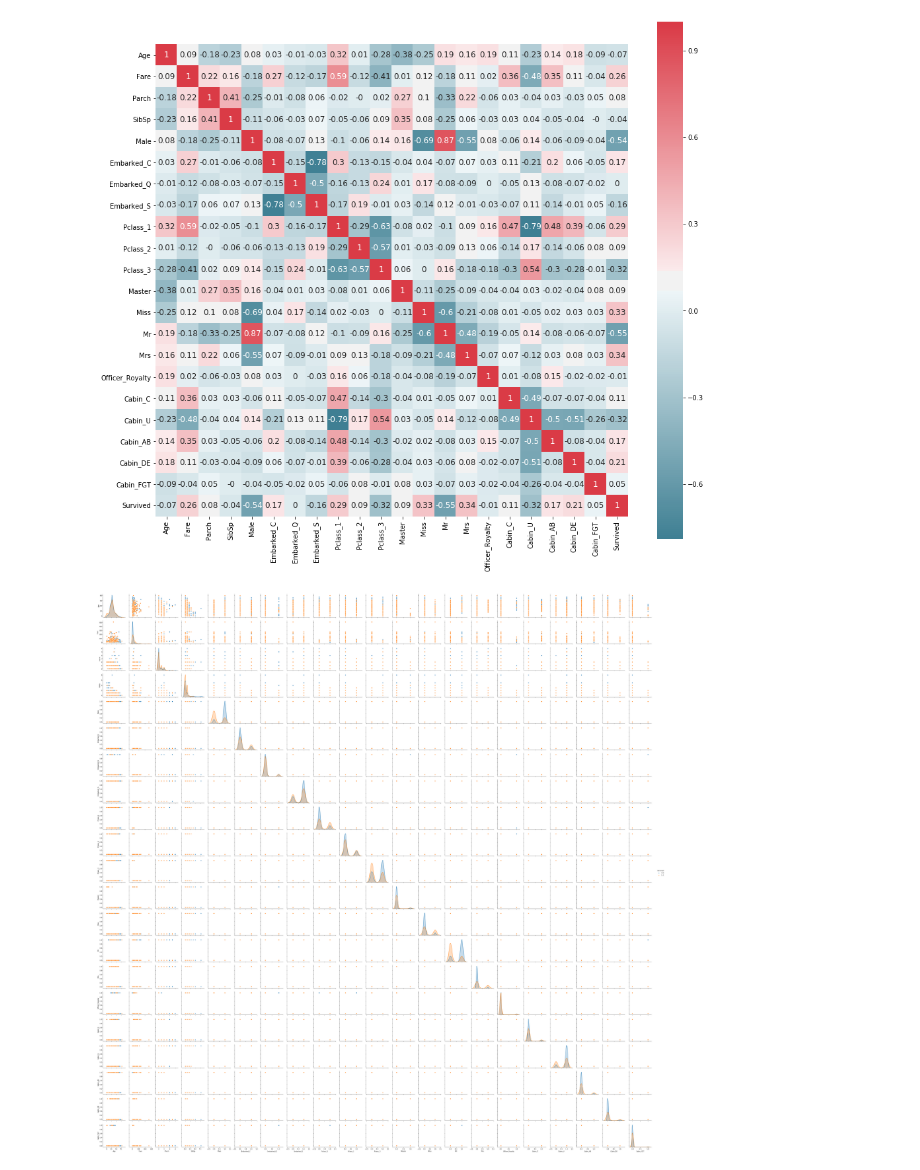
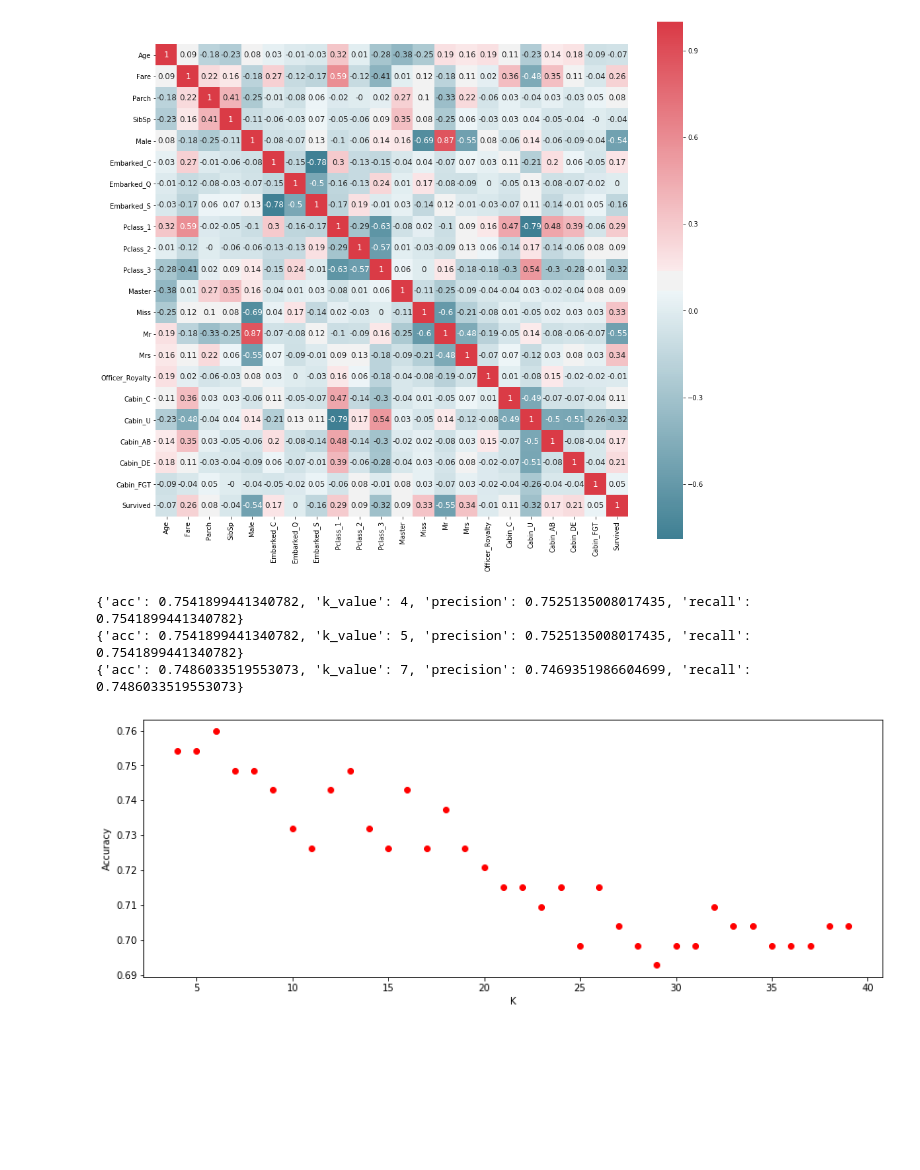
Before and after one commit to cordeirolibel/RPI, a Jupyter notebook: APS01/titanic_projeto01.ipynb, the cells around one changed output. Cells and saved outputs as stored; diff of their text form; code cells hidden in the pictures; blank space fills up the shorter version.

Commit message:
implem das 4 implementacoes
ainda ta raso, mas um de cada
1. Arvores de decisao
2. Random Forests
3. Naive Bayes
4. K-Nearest Neighbors

```diff
--- a/APS01/titanic_projeto01.ipynb
+++ b/APS01/titanic_projeto01.ipynb
@@ -358,8 +358,6 @@ full.head(2)
 #full_all.head()
 # %% [markdown]
 # Visualisation 2
-# %%
-full = full2.copy()
 # %%
 #separa novamente dados de traino e test
 survived = full['Survived'][:train.shape[0]]
@@ -392,20 +390,68 @@ plot_correlation_map(train,figsize=(16,16))
 # %% [output]
 [figure]
 # %%
-%%time
-g = sns.pairplot(train,vars=train.columns[:-1], hue='Survived')#, palette = 'seismic',size=1.2,diag_kind = 'kde',diag_kws=dict(shade=True),plot_kws=dict(s=10) )
-g.savefig("output.png")
+#%%time
+#g = sns.pairplot(train,vars=train.columns[:-1], hue='Survived')#, palette = 'seismic',size=1.2,diag_kind = 'kde',diag_kws=dict(shade=True),plot_kws=dict(s=10) )
+#g.savefig("output.png")
-# %% [output]
-[figure, removed]
 # %%
 #A PARTIR DAQUI, COMEÇA O PROCESSO DE CLASSIFICAÇÃO!
 
 #A partir apenas das amostras do arquivo train.csv, cria a base de treinamento e teste.
-#X = full_X[0:train.shape[0]]
-#y = titanic.Survived
+X = full[0:train.shape[0]]
+y = survived
 
-#X_train, X_test, y_train, y_test = train_test_split(X , y, train_size = .8)
+X_train, X_test, y_train, y_test = train_test_split(X , y, train_size = .8)
 
 #clf = tree.DecisionTreeClassifier(criterion='gini')
 #clf = clf.fit(X_train, y_train)
 #preditor = clf.predict(X_test)
+# %%
+# mostra o desempenho com uma aproximacao de k vizinhos
+
+import sklearn.metrics
+from sklearn.metrics import recall_score
+from sklearn.metrics import precision_score
+from sklearn.metrics import confusion_matrix
+
+# para utilizar na ordenacao da lista
+def myFunc(e):
+  return e['acc']
+
+results=[]
+for n_neighbors in range(4,40):
+    clf_nkk = neighbors.KNeighborsClassifier(n_neighbors, weights='distance')
+    clf_nkk.fit(X_train, y_train)
+    preditor = clf_nkk.predict(X_test)
+
+    # calcula os parametros de avaliacao
+    acc = sklearn.metrics.accuracy_score(y_test, preditor)
+    prec = precision_score(y_test, preditor, average='weighted')
+    recall = recall_score(y_test, preditor, average='weighted')
+
+    #if conf_matrix == 1:
+    #    print(confusion_matrix(y_test, preditor))
+
+    # coloca o resultado na lista
+    new_result = {'acc':acc, 'k_value':n_neighbors, 'precision':prec, 'recall':recall}
+    results.append(new_result)
+
+# ordena em ordem decrescente de acuracia
+results.sort(key=myFunc, reverse=True)
+
+#printa os 3 melhores resultados
+print(results[1])
+print(results[2])
+print(results[3])
+
+# plota o grafico mostrando o desempenho da acuracia de cada k
+plt.figure(figsize=(14,5))
+plt.xlabel('K')
+plt.ylabel('Accuracy')
+for result in results:
+    plt.plot(result['k_value'], result['acc'], 'ro')
+plt.show()
+# %% [output]
+{'acc': 0.7541899441340782, 'k_value': 4, 'precision': 0.7525135008017435, 'recall': 0.7541899441340782}
+{'acc': 0.7541899441340782, 'k_value': 5, 'precision': 0.7525135008017435, 'recall': 0.7541899441340782}
+{'acc': 0.7486033519553073, 'k_value': 7, 'precision': 0.7469351986604699, 'recall': 0.7486033519553073}
+[figure, added]
```
Also changed, not shown: parts of 5 cells of this notebook.
